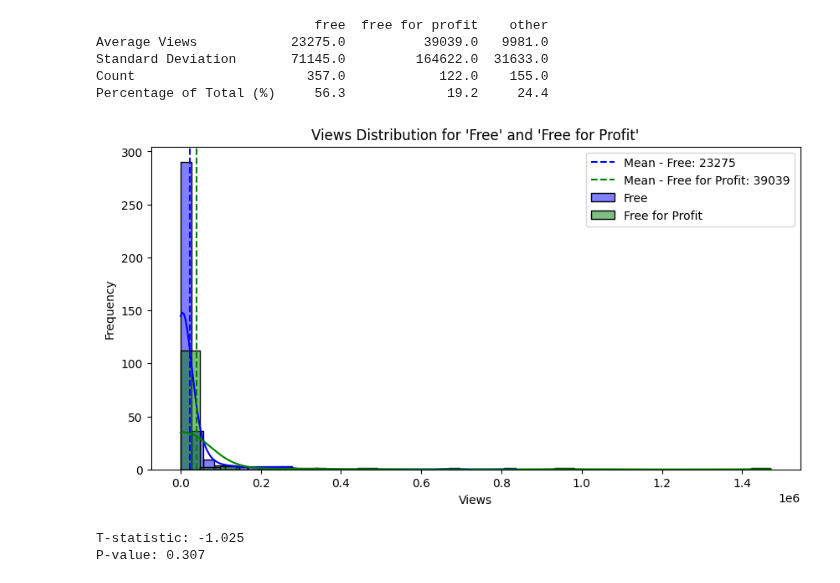
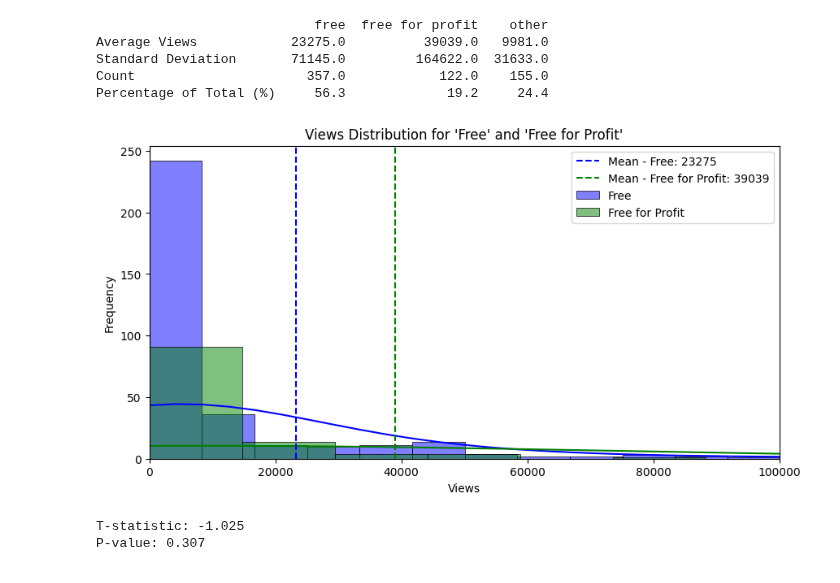
Before and after one commit to siemvo/YoutubeAPI_Search_Research, a Jupyter notebook: Data_Analysis.ipynb, the cells around one changed output. Saved outputs shown, nothing was run; the diff lists cells and outputs as text; code cells hidden in the pictures.

```diff
--- a/Data_Analysis.ipynb
+++ b/Data_Analysis.ipynb
@@ -240,32 +223,31 @@ Percentage of Total (%)     56.3             19.2     24.4
 # %%
 import matplotlib.pyplot as plt
 import seaborn as sns
 
 # Calculate means for each group
 free_mean = free_rows['views'].mean()
 free_for_profit_mean = free_for_profit_rows['views'].mean()
 
-# Plot histograms to visualize the distribution of views
+# Histograms to visualize the distribution of views
 plt.figure(figsize=(10, 5))
 
-# For "free"
-sns.histplot(free_rows['views'], kde=True, color='blue', label='Free', bins=30)
-# For "free for profit"
-sns.histplot(free_for_profit_rows['views'], kde=True, color='green', label='Free for Profit', bins=30)
+sns.histplot(free_rows['views'], kde=True, color='blue', label='Free', bins=100)
+sns.histplot(free_for_profit_rows['views'], kde=True, color='green', label='Free for Profit', bins=100)
 
-# Add a vertical dotted line at the mean for "free"
+# Mean for "free"
 plt.axvline(free_mean, color='blue', linestyle='--', label=f'Mean - Free: {free_mean:.0f}')
 
-# Add a vertical dotted line at the mean for "free for profit"
+# Mean for "free for profit"
 plt.axvline(free_for_profit_mean, color='green', linestyle='--', label=f'Mean - Free for Profit: {free_for_profit_mean:.0f}')
 
 plt.legend()
 plt.title("Views Distribution for 'Free' and 'Free for Profit'")
 plt.xlabel("Views")
+plt.xlim(0, 100000)
 plt.ylabel("Frequency")
 plt.show()
 # %% [output]
-[figure, old version]
+[figure, new version]
 # %%
 from scipy.stats import ttest_ind
 
```
Also changed, not shown: parts of 7 cells of this notebook, 1 other file.
